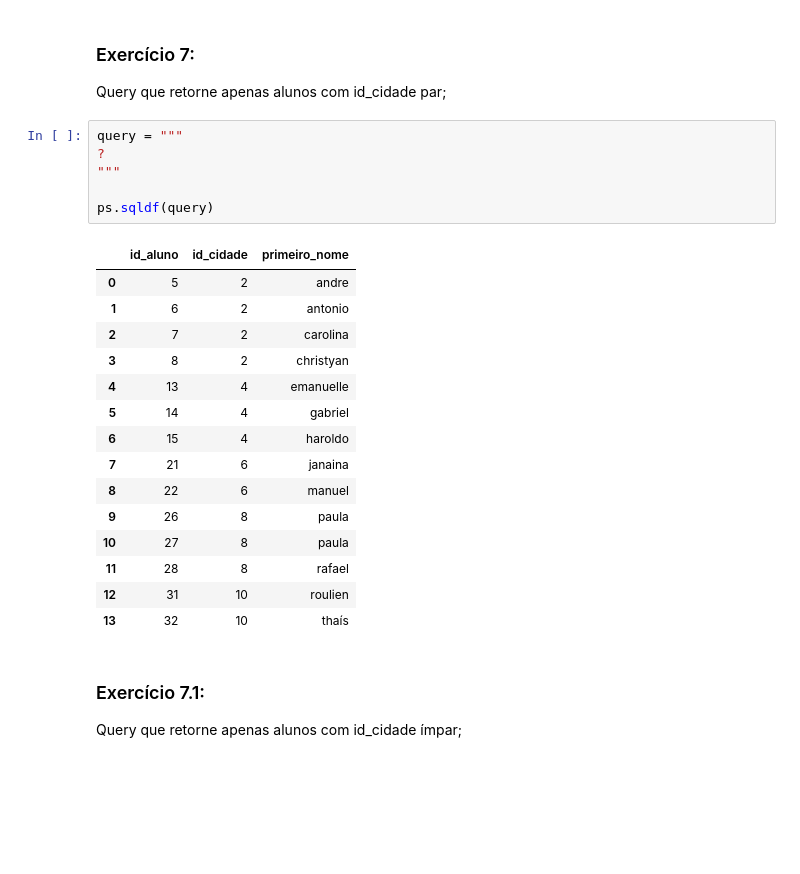
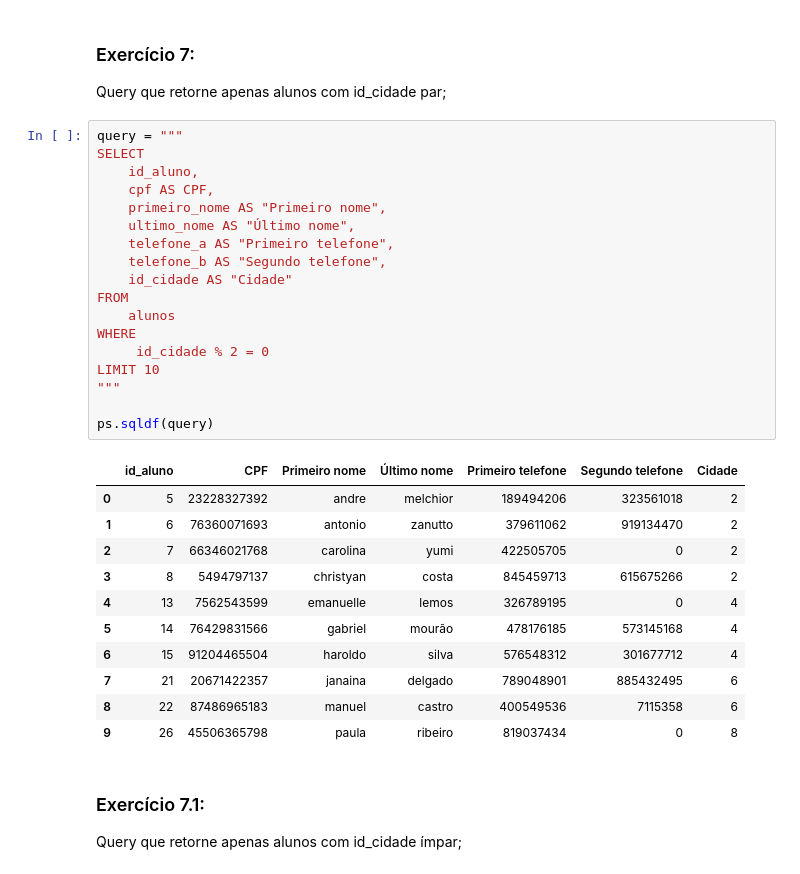
Before and after one commit to carolinarutililima/ADA_Santander, a Jupyter notebook: Banco de Dados I/aula_5.ipynb, the cells around one changed output. Cells and saved outputs as stored; diff of their text form; blank space fills up the shorter version.

```diff
--- a/Banco de Dados I/aula_5.ipynb
+++ b/Banco de Dados I/aula_5.ipynb
@@ -750,28 +844,36 @@ ps.sqldf(query)
 ### Exercício 7:
 
 Query que retorne apenas alunos com id_cidade par;
-# %%
-query = """
-?
-"""
-
-ps.sqldf(query)
-# %% [output]
-|  | id_aluno | id_cidade | primeiro_nome |
-| 0 | 5 | 2 | andre |
-| 1 | 6 | 2 | antonio |
-| 2 | 7 | 2 | carolina |
-| 3 | 8 | 2 | christyan |
-| 4 | 13 | 4 | emanuelle |
-| 5 | 14 | 4 | gabriel |
-| 6 | 15 | 4 | haroldo |
-| 7 | 21 | 6 | janaina |
-| 8 | 22 | 6 | manuel |
-| 9 | 26 | 8 | paula |
-| 10 | 27 | 8 | paula |
-| 11 | 28 | 8 | rafael |
-| 12 | 31 | 10 | roulien |
-| 13 | 32 | 10 | thaís |
+# %%
+query = """
+SELECT
+    id_aluno,
+    cpf AS CPF,
+    primeiro_nome AS "Primeiro nome",
+    ultimo_nome AS "Último nome",
+    telefone_a AS "Primeiro telefone",
+    telefone_b AS "Segundo telefone",
+    id_cidade AS "Cidade"
+FROM
+    alunos
+WHERE
+     id_cidade % 2 = 0
+LIMIT 10
+"""
+
+ps.sqldf(query)
+# %% [output]
+|  | id_aluno | CPF | Primeiro nome | Último nome | Primeiro telefone | Segundo telefone | Cidade |
+| 0 | 5 | 23228327392 | andre | melchior | 189494206 | 323561018 | 2 |
+| 1 | 6 | 76360071693 | antonio | zanutto | 379611062 | 919134470 | 2 |
+| 2 | 7 | 66346021768 | carolina | yumi | 422505705 | 0 | 2 |
+| 3 | 8 | 5494797137 | christyan | costa | 845459713 | 615675266 | 2 |
+| 4 | 13 | 7562543599 | emanuelle | lemos | 326789195 | 0 | 4 |
+| 5 | 14 | 76429831566 | gabriel | mourão | 478176185 | 573145168 | 4 |
+| 6 | 15 | 91204465504 | haroldo | silva | 576548312 | 301677712 | 4 |
+| 7 | 21 | 20671422357 | janaina | delgado | 789048901 | 885432495 | 6 |
+| 8 | 22 | 87486965183 | manuel | castro | 400549536 | 7115358 | 6 |
+| 9 | 26 | 45506365798 | paula | ribeiro | 819037434 | 0 | 8 |
 # %% [markdown]
 ### Exercício 7.1:
 
```
Also changed, not shown: parts of 25 cells of this notebook.
